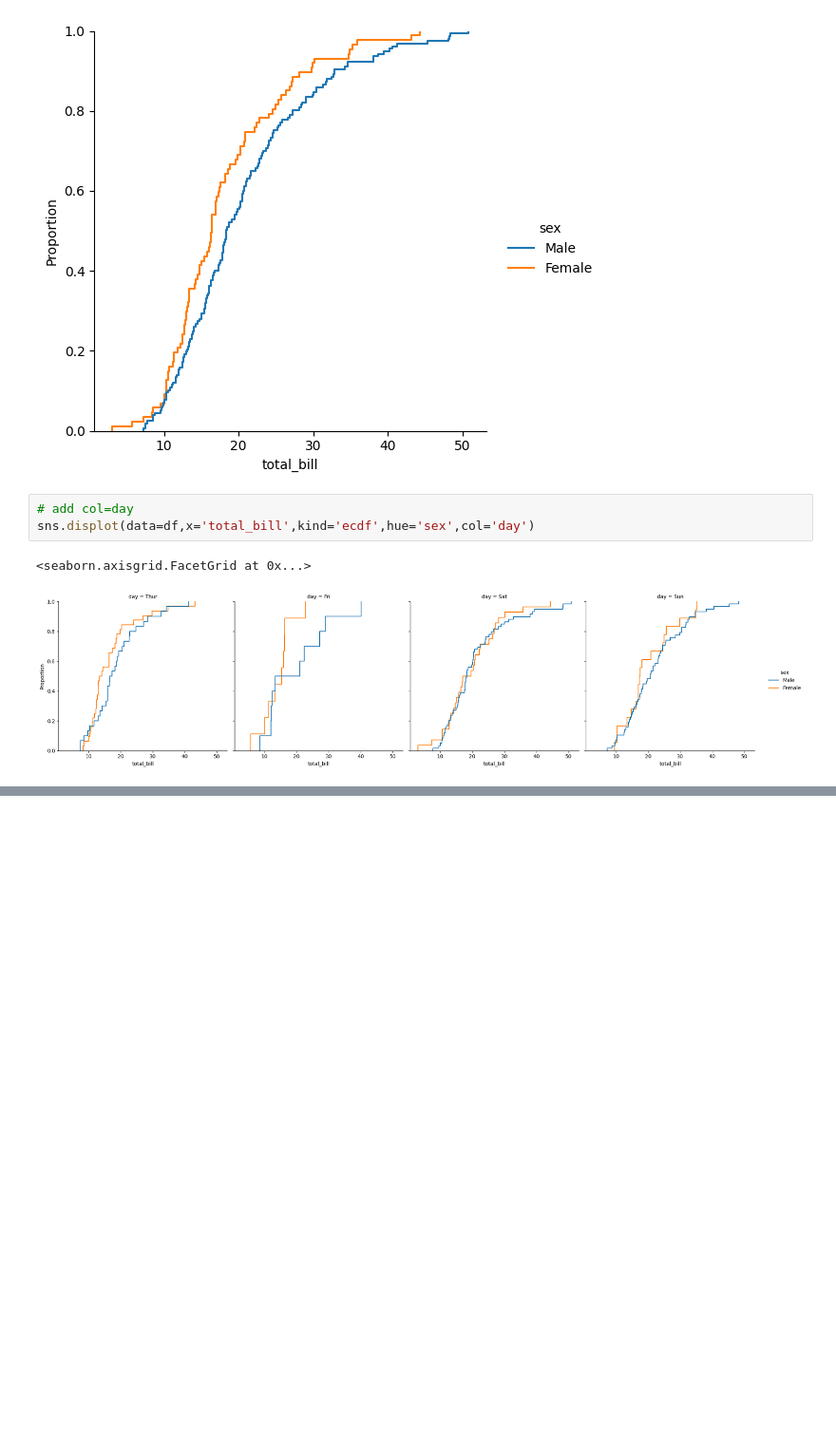
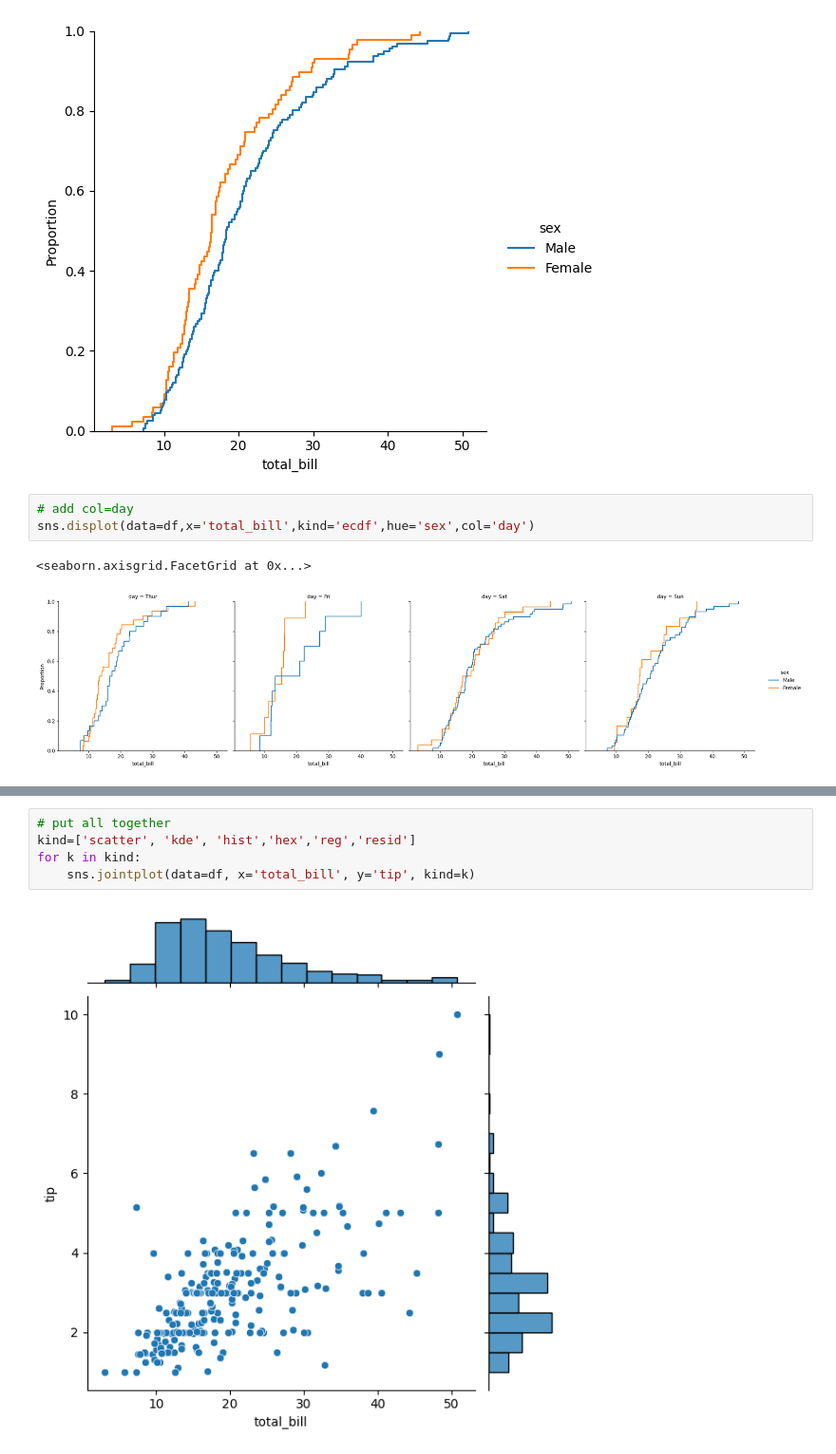
Before and after one commit to Priscilla-c179/Learn_Python_skills, a Jupyter notebook: seborn_session25.ipynb, the cells around one changed output, grey strips where cells are left out. Shown at 95% size. Drawn from its saved outputs; the diff is of its cells as text; blank space fills up the shorter version.

```diff
--- a/seborn_session25.ipynb
+++ b/seborn_session25.ipynb
@@ -189,0 +226,7 @@ sns.displot(data=df,x='total_bill',kind='ecdf',hue='sex',col='day')
+# %%
+# put all together
+kind=['scatter', 'kde', 'hist','hex','reg','resid']
+for k in kind:
+    sns.jointplot(data=df, x='total_bill', y='tip', kind=k)
+# %% [output]
+[figure, added]
```
Also changed, not shown: parts of 5 cells of this notebook, 1 other file.
